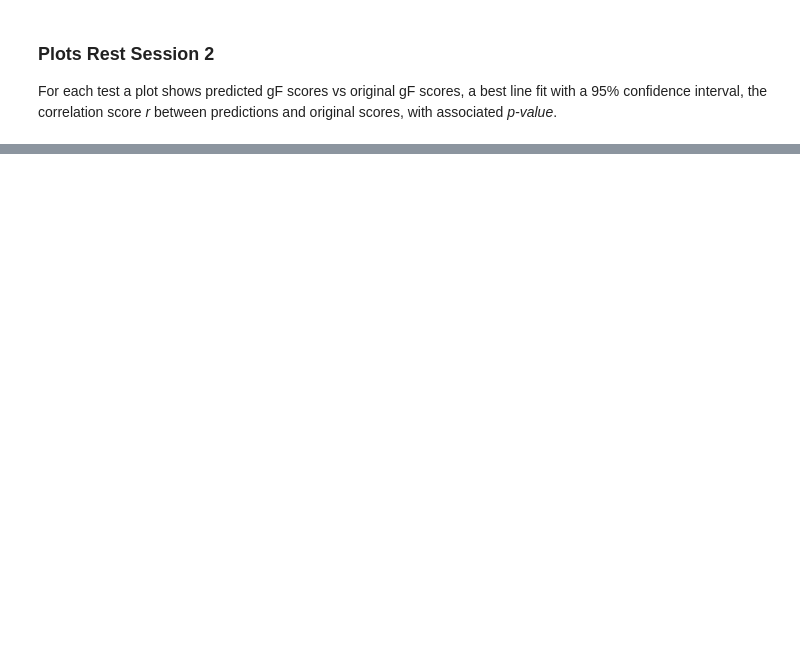
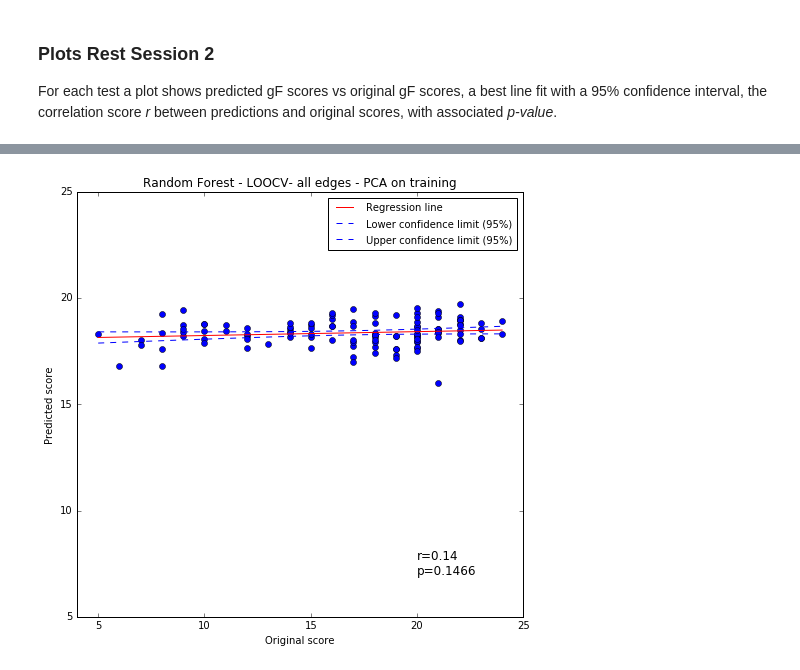
Before and after one commit to paola-g/iq_prediction, a Jupyter notebook: random_forest_improved.ipynb, the cells around one changed output, grey strips where cells are left out. Drawn from its saved outputs; the diff is of its cells as text; code cells hidden in the pictures; blank space fills up the shorter version.

```diff
--- a/random_forest_improved.ipynb
+++ b/random_forest_improved.ipynb
@@ -376,0 +412,4 @@ NameError: name 'n_subj' is not defined
+# %%
+regression_plot(np.ravel(gF),np.ravel(preds_2),'Random Forest - LOOCV- all edges - PCA on training')
+# %% [output]
+[figure, added]
```
Also changed, not shown: parts of 12 cells of this notebook, 1 other file.
